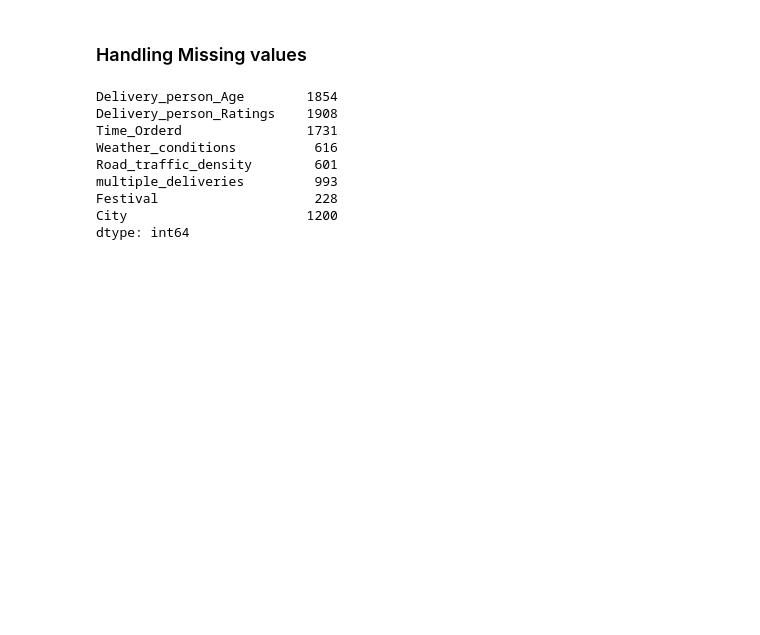
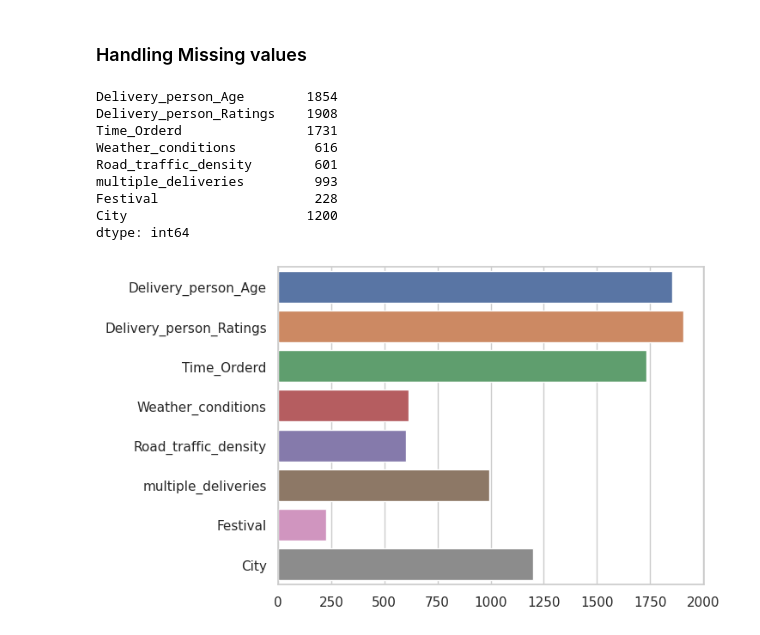
Before and after one commit to ganeshss0/ineuron_ml_task_1, a Jupyter notebook: notebooks/eda.ipynb, the cells around one changed output. Cells and saved outputs as stored; diff of their text form; code cells hidden in the pictures; blank space fills up the shorter version.

```diff
--- a/notebooks/eda.ipynb
+++ b/notebooks/eda.ipynb
@@ -51,8 +53,8 @@ So we have 19 features and 45584 rows
 ### Handling Missing values
 # %%
 # columns with missing values
-_ = data.isna().sum()
-_[_>0]
+missings = data.isna().sum()
+missings[missings > 0]
 # %% [output]
 Delivery_person_Age        1854
 Delivery_person_Ratings    1908
@@ -63,3 +65,12 @@ multiple_deliveries         993
 Festival                    228
 City                       1200
 dtype: int64
+# %%
+# selecting only columns with missing values more than 0
+_ = missings[missings > 0]
+sns.set_theme(style = 'whitegrid')
+sns.barplot(x = _.values, y = _.index)
+# plt.xticks(rotation = 90)
+plt.show()
+# %% [output]
+[figure, added]
```
Also changed, not shown: parts of 1 cell of this notebook, 1 other file.
